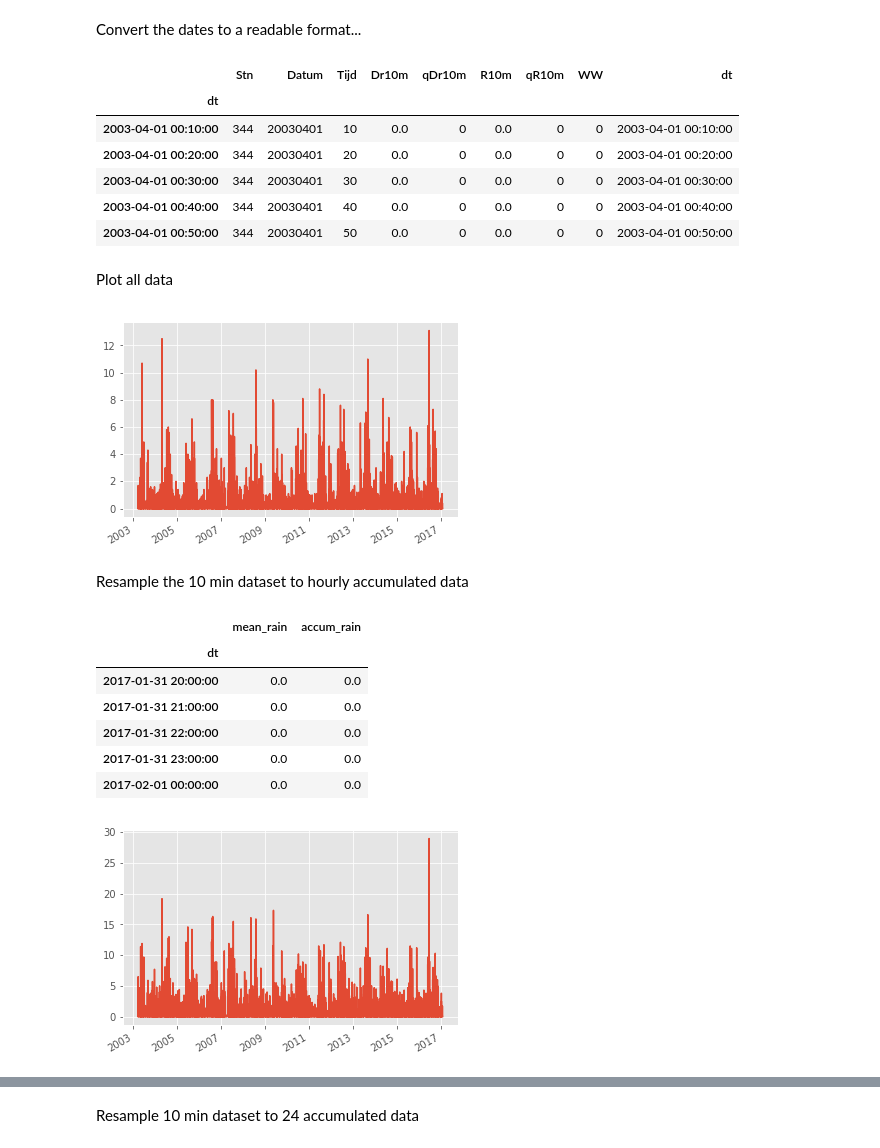
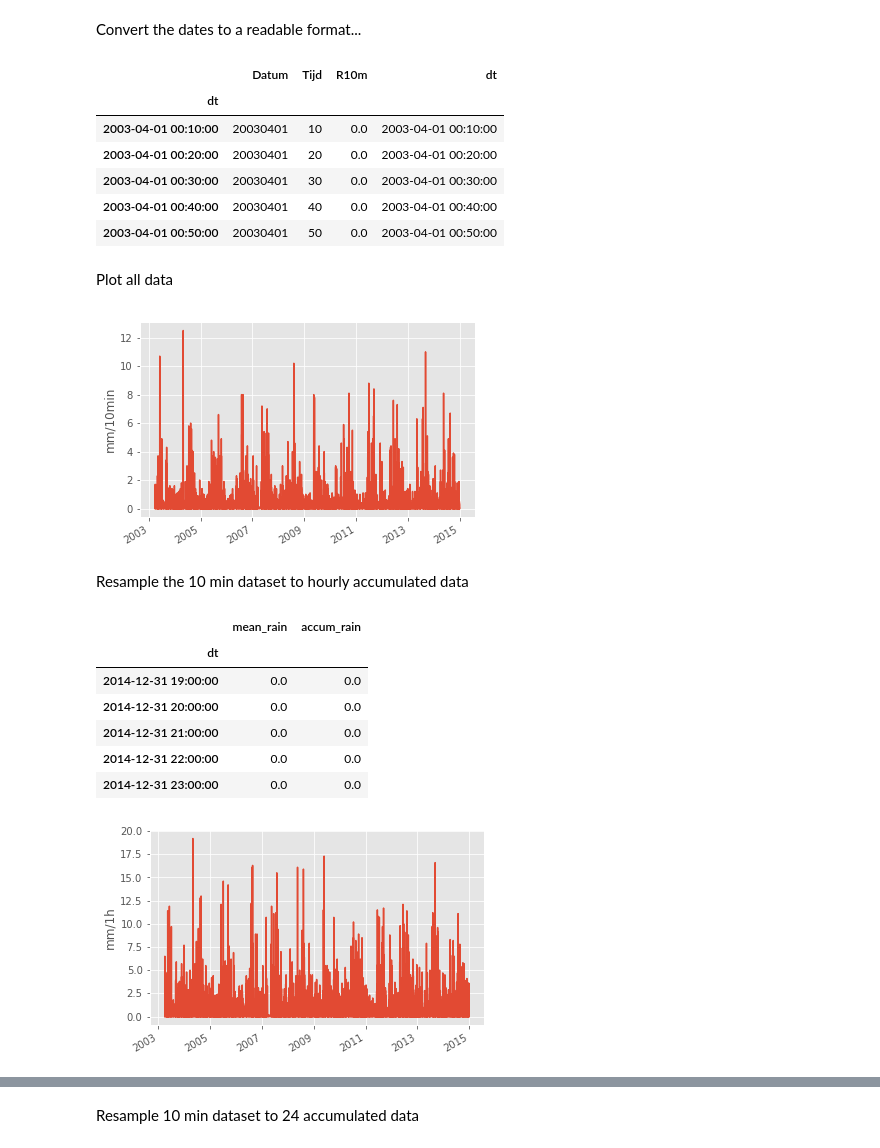
Before and after one commit to kriete/cie5703_notebooks, a Jupyter notebook: week_6_Rotterdam.ipynb, the cells around one changed output, grey strips where cells are left out. Saved outputs shown, nothing was run; the diff lists cells and outputs as text; code cells hidden in the pictures.

```diff
--- a/week_6_Rotterdam.ipynb
+++ b/week_6_Rotterdam.ipynb
@@ -13,7 +13,7 @@ plt.style.use('ggplot')
 # %% [markdown]
 Read in data
 # %%
-data = pd.read_csv('Regen10Min344.txt',skipinitialspace=True)
+data = pd.read_csv('rotterdam_rg_2003-2014.csv', skipinitialspace=True)
 # %% [markdown]
 Convert the dates to a readable format...
 # %%
@@ -32,20 +32,21 @@ data.loc[:,'dt'] = pd.to_datetime(dict(year=date_split[0], month=date_split[1],
 data.index=data['dt']
 data.head()
 # %% [output]
-|  | Stn | Datum | Tijd | Dr10m | qDr10m | R10m | qR10m | WW | dt |
-| dt |  |  |  |  |  |  |  |  |  |
-| 2003-04-01 00:10:00 | 344 | 20030401 | 10 | 0.0 | 0 | 0.0 | 0 | 0 | 2003-04-01 00:10:00 |
-| 2003-04-01 00:20:00 | 344 | 20030401 | 20 | 0.0 | 0 | 0.0 | 0 | 0 | 2003-04-01 00:20:00 |
-| 2003-04-01 00:30:00 | 344 | 20030401 | 30 | 0.0 | 0 | 0.0 | 0 | 0 | 2003-04-01 00:30:00 |
-| 2003-04-01 00:40:00 | 344 | 20030401 | 40 | 0.0 | 0 | 0.0 | 0 | 0 | 2003-04-01 00:40:00 |
-| 2003-04-01 00:50:00 | 344 | 20030401 | 50 | 0.0 | 0 | 0.0 | 0 | 0 | 2003-04-01 00:50:00 |
+|  | Datum | Tijd | R10m | dt |
+| dt |  |  |  |  |
+| 2003-04-01 00:10:00 | 20030401 | 10 | 0.0 | 2003-04-01 00:10:00 |
+| 2003-04-01 00:20:00 | 20030401 | 20 | 0.0 | 2003-04-01 00:20:00 |
+| 2003-04-01 00:30:00 | 20030401 | 30 | 0.0 | 2003-04-01 00:30:00 |
+| 2003-04-01 00:40:00 | 20030401 | 40 | 0.0 | 2003-04-01 00:40:00 |
+| 2003-04-01 00:50:00 | 20030401 | 50 | 0.0 | 2003-04-01 00:50:00 |
 # %% [markdown]
 Plot all data
 # %%
 plt.plot(data['dt'], data["R10m"])
+plt.ylabel('mm/10min')
 plt.gcf().autofmt_xdate()
 # %% [output]
-[figure, old version]
+[figure, new version]
 # %% [markdown]
 Resample the 10 min dataset to hourly accumulated data
 # %%
@@ -57,13 +58,14 @@ data_1h.tail()
 # %% [output]
 |  | mean_rain | accum_rain |
 | dt |  |  |
-| 2017-01-31 20:00:00 | 0.0 | 0.0 |
-| 2017-01-31 21:00:00 | 0.0 | 0.0 |
-| 2017-01-31 22:00:00 | 0.0 | 0.0 |
-| 2017-01-31 23:00:00 | 0.0 | 0.0 |
-| 2017-02-01 00:00:00 | 0.0 | 0.0 |
+| 2014-12-31 19:00:00 | 0.0 | 0.0 |
+| 2014-12-31 20:00:00 | 0.0 | 0.0 |
+| 2014-12-31 21:00:00 | 0.0 | 0.0 |
+| 2014-12-31 22:00:00 | 0.0 | 0.0 |
+| 2014-12-31 23:00:00 | 0.0 | 0.0 |
 # %%
 plt.plot(data_1h["accum_rain"])
+plt.ylabel('mm/1h')
 plt.gcf().autofmt_xdate()
 # %% [output]
-[figure, old version]
+[figure, new version]
```
Also changed, not shown: parts of 49 cells of this notebook, 2 other files.
